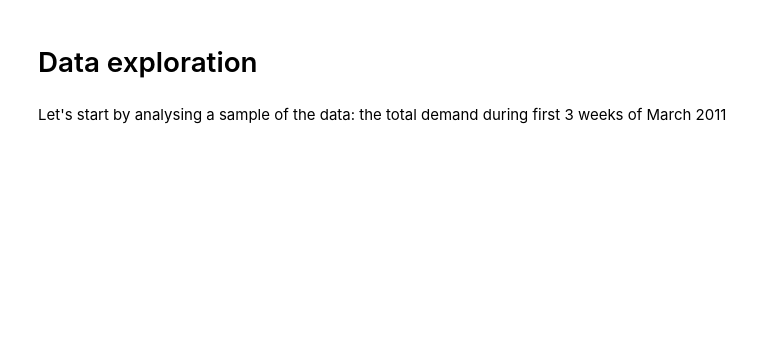
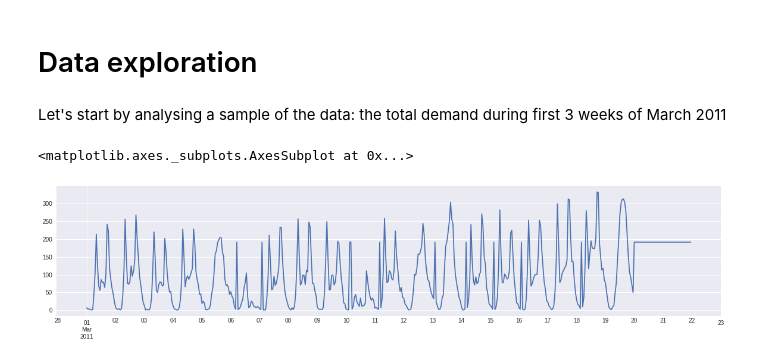
Before and after one commit to LisbonKaggleMeetup/BikeSharingDemand, a Jupyter notebook: notebooks/getting_started.ipynb, the cells around one changed output. Drawn from its saved outputs; the diff is of its cells as text; code cells hidden in the pictures; blank space fills up the shorter version.

```diff
--- a/notebooks/getting_started.ipynb
+++ b/notebooks/getting_started.ipynb
@@ -14,3 +43,18 @@ train = train.set_index("datetime").sort_index().rename(columns={'count':'total'
+# %%
+# Load the training dataset
+train = pd.read_csv("data/train.csv")
+
+# Convert the time stamp column to datetime format
+train.datetime=pd.to_datetime(train.datetime)
+
+# Use the time stamp as index (this will let you filter by date)
+train = train.set_index("datetime")
+
+# Sort the dataset just in case (to avoid unexpected bugs)
+train = train.sort_index()
+
+# Rename the count column which conflicts with the method
+train = train.rename(columns={'count':'total'})
 # %%
 train.head()
 # %% [output]
@@ -105,0 +179,9 @@ train["2011-01-18"]
+# %%
+# Create an index with a complete list of values
+index_complete = pd.date_range('2011-01-01 00:00:00',
+                               '2012-12-31 23:00:00',
+                               freq='H')
+
+# Use this as index, leaving NaN where values were missing
+train = train.reindex(index_complete)
+train.tail()
@@ -105,0 +210,3 @@ train["2011-01-18"]
+# %%
+# replace all NaN's with the mean value of the column, aka imputing the mean
+train_imputed = train.fillna(train.mean())
@@ -110,7 +232,12 @@ Add column with the week day
 # %%
-train['weekday'] = train.index.weekday_name
+train_imputed['weekday'] = train_imputed.index.weekday_name
 # %% [markdown]
 # Data exploration
 # %% [markdown]
 Let's start by analysing a sample of the data: the total demand during first 3 weeks of March 2011
+# %%
+train_imputed["2011-03-01":"2011-03-21"].total.plot(figsize=(20,4))
+# %% [output]
+<matplotlib.axes._subplots.AxesSubplot at 0x...>
+[figure, added]
 # %%
```
Also changed, not shown: parts of 25 cells of this notebook.
